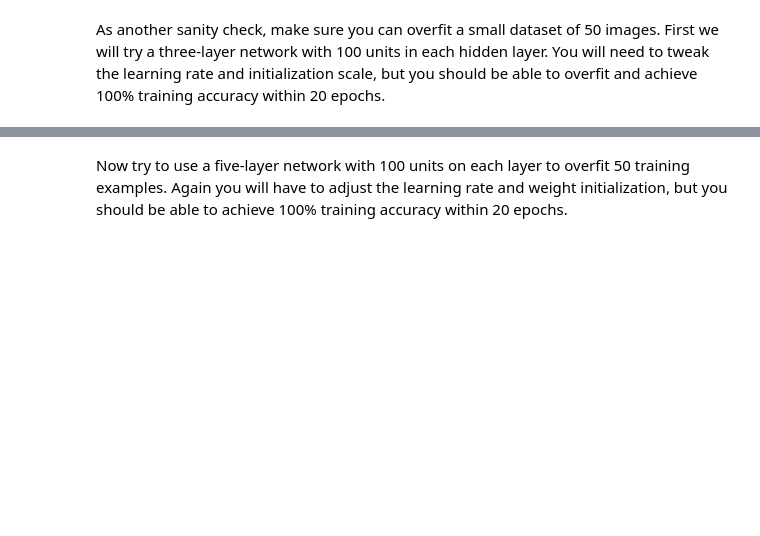
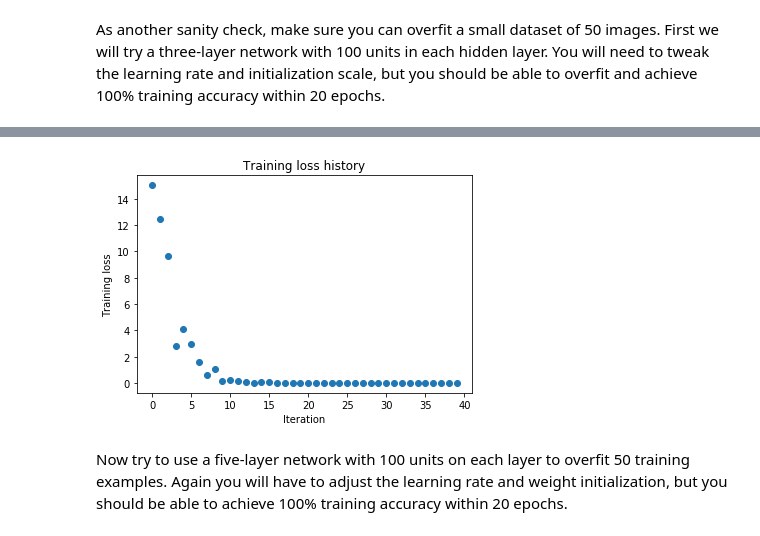
Before and after one commit to LucienXian/cs231n, a Jupyter notebook: assignment2/FullyConnectedNets.ipynb, the cells around one changed output, grey strips where cells are left out. Drawn from its saved outputs; the diff is of its cells as text; code cells hidden in the pictures; blank space fills up the shorter version.

```diff
--- a/assignment2/FullyConnectedNets.ipynb
+++ b/assignment2/FullyConnectedNets.ipynb
@@ -387,8 +432,8 @@ small_data = {
   'y_val': data['y_val'],
 }
 
-weight_scale = 1e-2
-learning_rate = 1e-4
+weight_scale = 3.9e-2
+learning_rate = 0.9e-3
 model = FullyConnectedNet([100, 100],
               weight_scale=weight_scale, dtype=np.float64)
 solver = Solver(model, small_data,
@@ -405,3 +450,4 @@ plt.title('Training loss history')
 plt.xlabel('Iteration')
 plt.ylabel('Training loss')
 plt.show()
+# %% [output]
@@ -408,3 +471,4 @@ plt.show()
+[figure, added]
 # %% [markdown]
 Now try to use a five-layer network with 100 units on each layer to overfit 50 training examples. Again you will have to adjust the learning rate and weight initialization, but you should be able to achieve 100% training accuracy within 20 epochs.
 # %%
```
Also changed, not shown: parts of 6 cells of this notebook, 1 other file.
